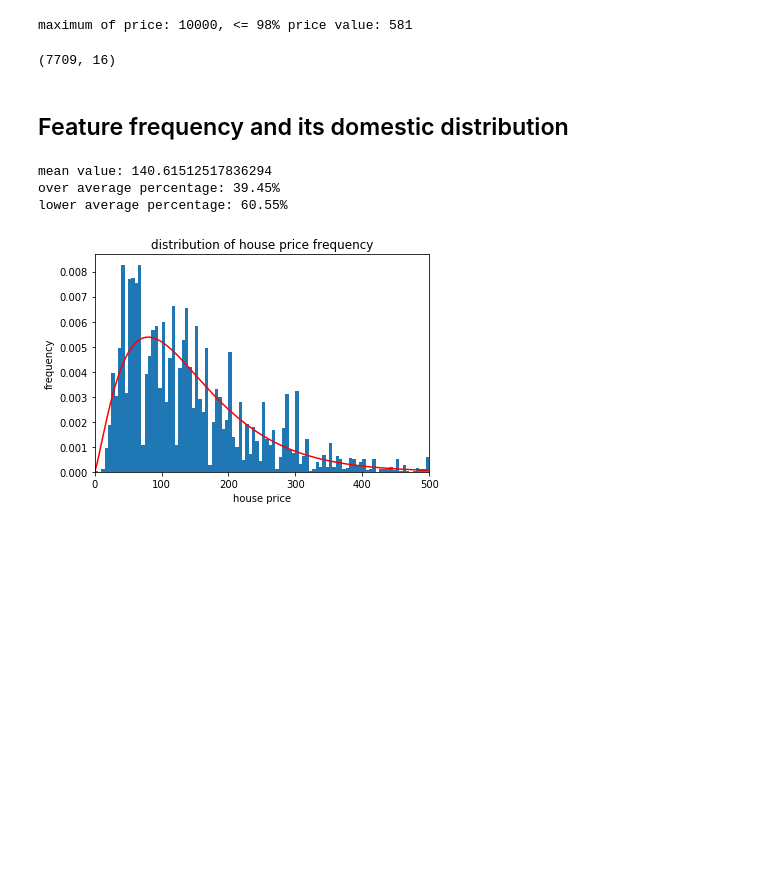
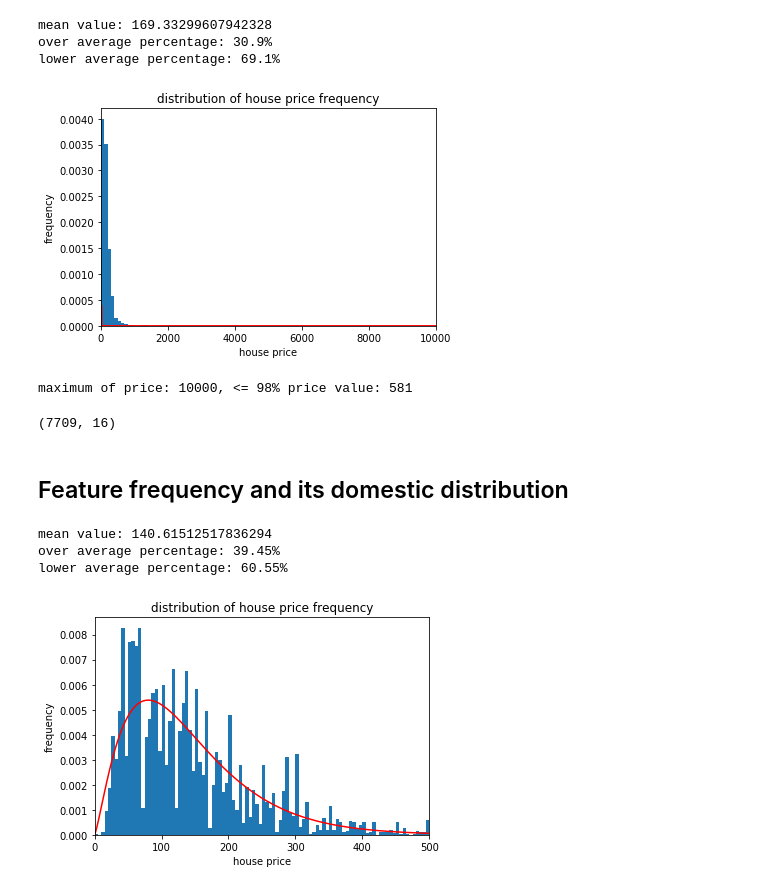
Before and after one commit to ReBachtr/Airbnb_data_analysis, a Jupyter notebook: code/singapore_lyf.ipynb, the cells around one changed output. Drawn from its saved outputs; the diff is of its cells as text; code cells hidden in the pictures; blank space fills up the shorter version.

```diff
--- a/code/singapore_lyf.ipynb
+++ b/code/singapore_lyf.ipynb
@@ -35,3 +69,12 @@ sp_data.head()
+# %%
+price = sp_data['price'].values
+calculate_distribution(price)
+fitting_freq_curve(price, 'house price', 'frequency', 100)
+# %% [output]
+mean value: 169.33299607942328
+over average percentage: 30.9%
+lower average percentage: 69.1%
+[figure, added]
 # %%
 price = sp_data['price'].values
 print(f'maximum of price: {max(price)}, <= 98% price value: {sorted(price)[round(len(price)*0.98)]}')
```
Also changed, not shown: parts of 28 cells of this notebook.
